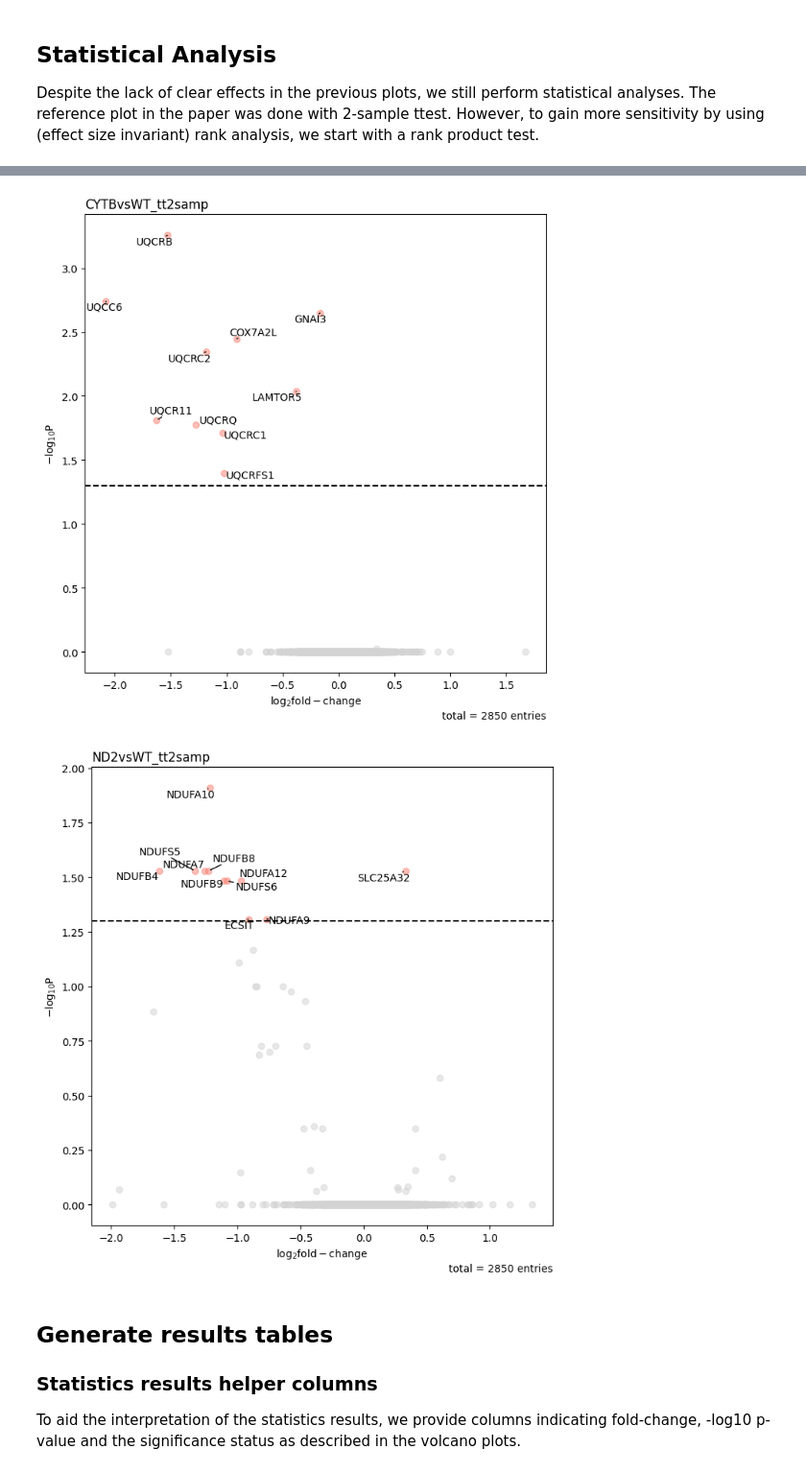
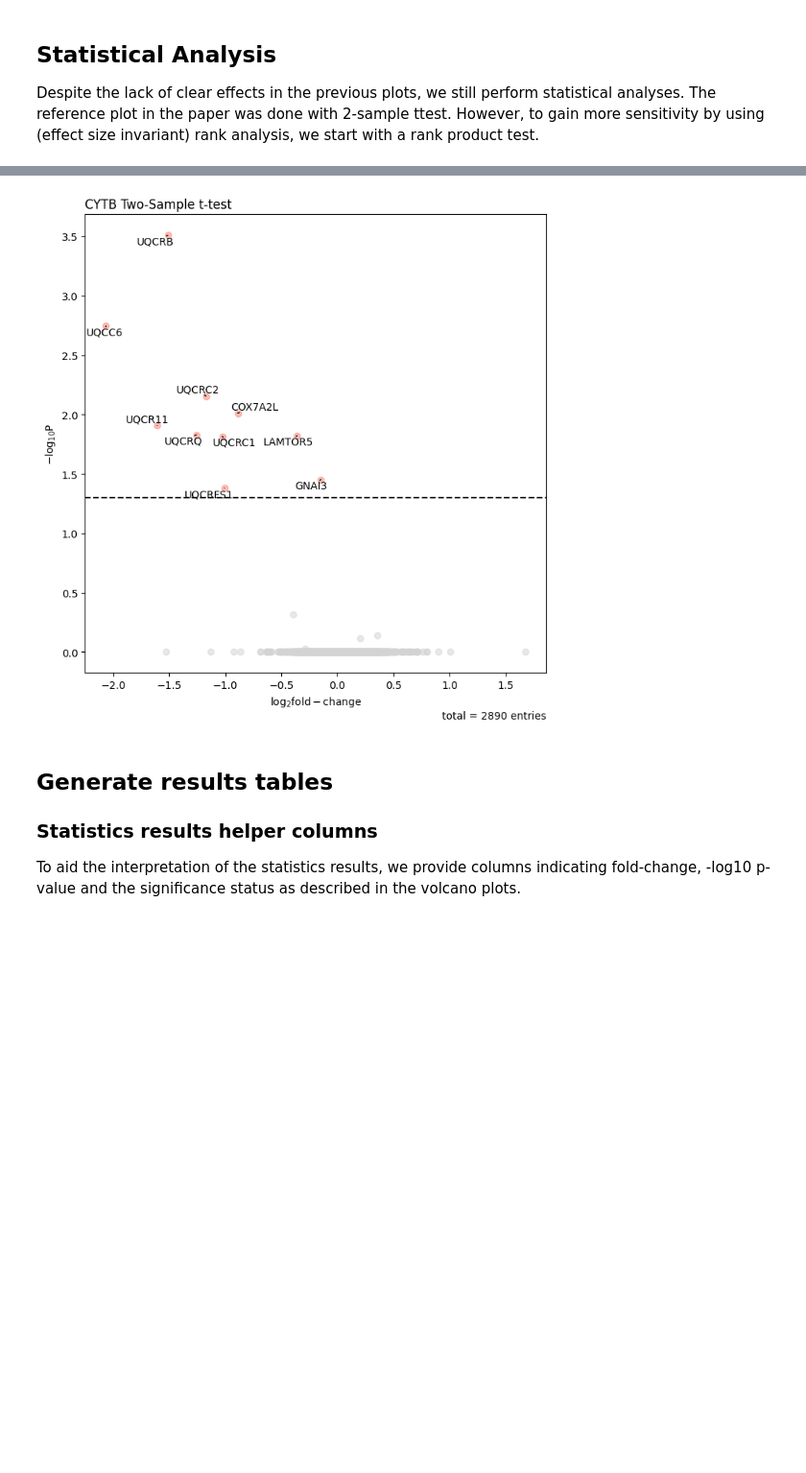
Before and after one commit to aretaon/silencing-mito-genes-analysis, a Jupyter notebook: ND2_CYTB/analysis_2h_nonfrac.ipynb, the cells around one changed output, grey strips where cells are left out. Shown at 96% size. Cells and saved outputs as stored; diff of their text form; code cells hidden in the pictures; blank space fills up the shorter version.

```diff
--- a/ND2_CYTB/analysis_2h_nonfrac.ipynb
+++ b/ND2_CYTB/analysis_2h_nonfrac.ipynb
@@ -100,6 +113,6 @@ intens_nested
 ### Filtering
 We filter so that each protein group contains LFQ intensities for et least 75% of the conditions. Since the search was done with MBR enabled, this is a rather liberal filtering.
 # %%
-pg = pp.filter_vv(pg, intens_nested, 3)
+pg = pp.filter_vv(pg, [intens_nested[0], intens_nested[1]], 3)
 # %% [output]
 3139 rows before filter operation.
@@ -145,5 +144,0 @@ intens_imp
-# %%
-intens_norm = []
-for cond in [intens_imp[:4], intens_imp[4:8], intens_imp[8:12]]:
-    pg, i = pp.cyclic_loess(pg, cond, return_cols=True)
-    intens_norm.extend(i)
@@ -351,17 +256,9 @@ Performing two-sample t-Test
 # %%
 # log2 of ratios
-pg = pp.log(pg, pg.filter(regex="Ratio").columns)
-
 pg = ana.ttest(
     pg,
-    pg.filter(regex="log2_Ratio CYT").columns,
-    cond="_CYTBvsWT_tt1samp",
+    pg.filter(regex=f"log2_Ratio {treatment_experiment_name}").columns,
+    cond=f"_{target_gene_name}vsWT_tt1samp",
 )
-
-pg = ana.ttest(
-    pg,
-    pg.filter(regex="log2_Ratio ND2").columns,
-    cond="_ND2vsWT_tt1samp",
-)
 # %% [output]
 Performing one-sample t-Test
@@ -407,21 +298,19 @@ Not enough data points for KDE. Return original point cloud.
 # %%
-for cond in ["_CYTBvsWT_tt2samp", "_ND2vsWT_tt2samp"]:
-    vis.volcano(
-        pg,
-        log_fc_colname="logFC" + cond,
-        p_colname="adj.pValue" + cond,
-        annotate_colname="Gene names first",
-        log_fc_thresh=None,
-        annotate="p-value",
-        kwargs_p_sig={"color": "salmon"},
-        show_legend=False,
-        title=cond[1:],
-    )
+vis.volcano(
+    pg,
+    log_fc_colname=f"logFC_{target_gene_name}vsWT_tt2samp",
+    p_colname=f"adj.pValue_{target_gene_name}vsWT_tt2samp",
+    annotate_colname="Gene names first",
+    log_fc_thresh=None,
+    annotate="p-value",
+    kwargs_p_sig={"color": "salmon"},
+    show_legend=False,
+    title=target_gene_name + " Two-Sample t-test",
+)
 
-    plt.savefig(f"PR101_2h_nonfrac_volcano_ttest{cond}.pdf")
+plt.savefig(f"PR101_2h_nonfrac_volcano_ttest_2samp_{target_gene_name}.pdf")
 # %% [output]
-[figure, old version]
+[figure, new version]
-[figure, removed]
 # %% [markdown]
 ## Generate results tables
 
```
Also changed, not shown: parts of 25 cells of this notebook, 25 other files.
